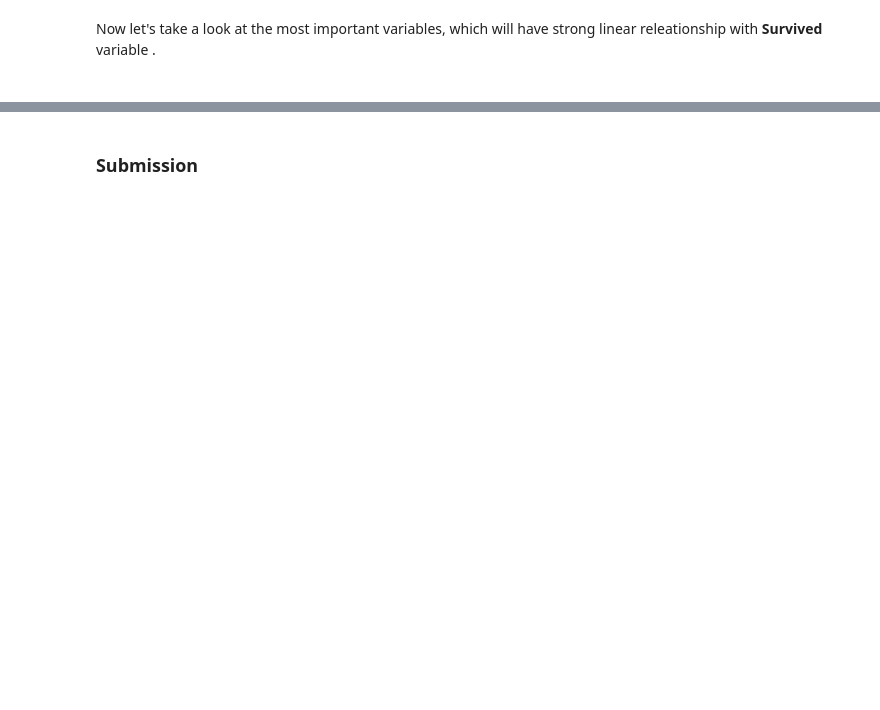
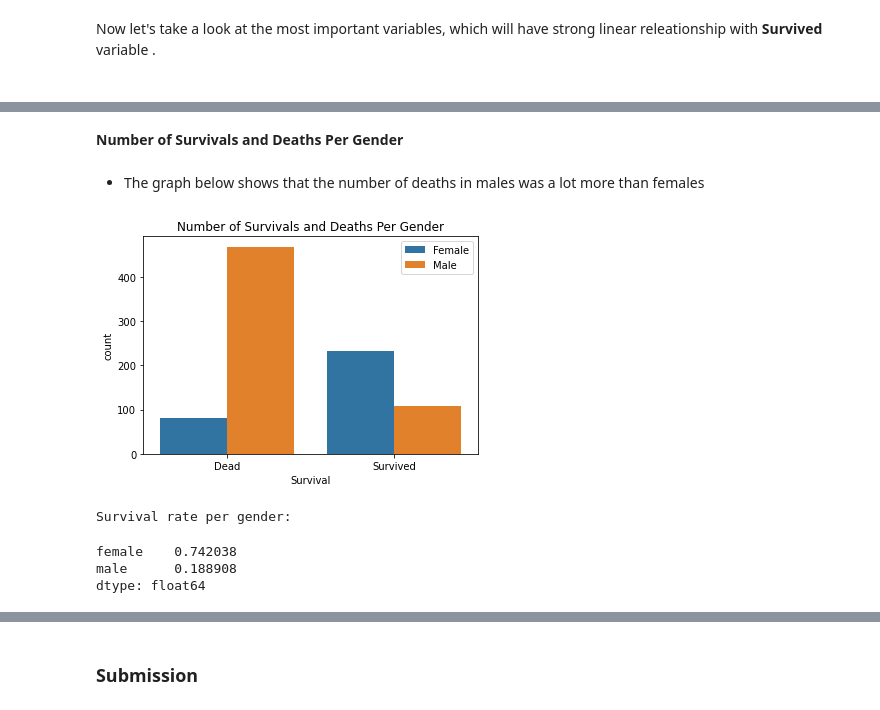
Before and after one commit to Afalqannas/Titanic-project, a Jupyter notebook: titanic_project.ipynb, the cells around one changed output, grey strips where cells are left out. Drawn from its saved outputs; the diff is of its cells as text; code cells hidden in the pictures; blank space fills up the shorter version.

```diff
--- a/titanic_project.ipynb
+++ b/titanic_project.ipynb
@@ -442,0 +413,20 @@ for t, l in zip(g._legend.texts, new_labels): t.set_text(l)
+# %% [markdown]
+**Number of Survivals and Deaths Per Gender**
+# %% [markdown]
+- The graph below shows that the number of deaths in males was a lot more than females
+# %%
+_ = sns.countplot(data=train, x='Survived', hue='Sex_male')
+_.set_title('Number of Survivals and Deaths Per Gender')
+_.set_xlabel('Survival')
+_.set_xticklabels(['Dead','Survived'])
+_.legend(['Female', 'Male']);
+# %% [output]
+[figure, added]
+# %%
+print('Survival rate per gender: ')
+(train.groupby('Sex_male')['Survived'].sum() / train['Sex_male'].value_counts()).rename(index={0:'female',1:'male'})
+# %% [output]
+Survival rate per gender:
+female    0.742038
+male      0.188908
+dtype: float64
```
Also changed, not shown: parts of 191 cells of this notebook, 3 other files.
